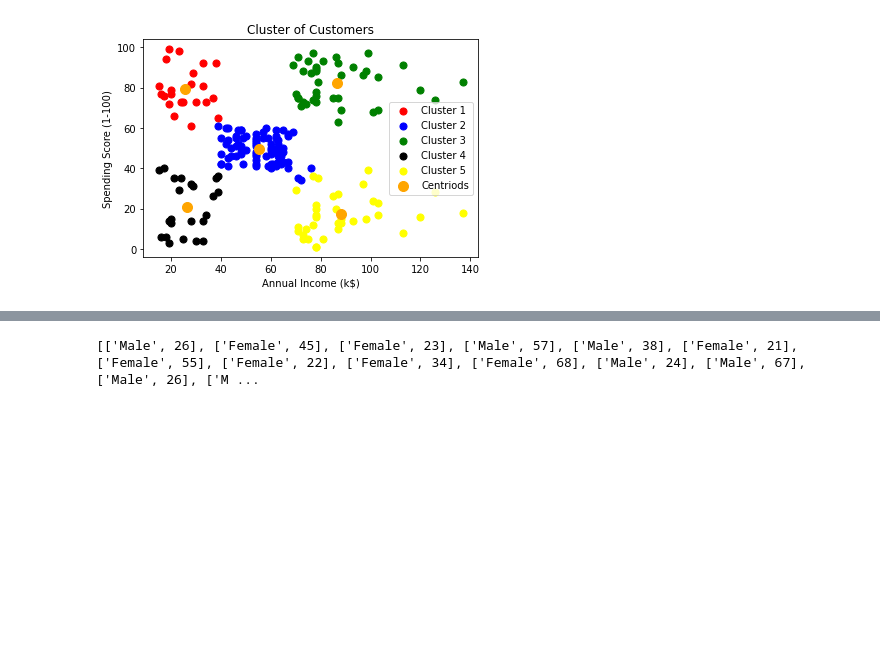
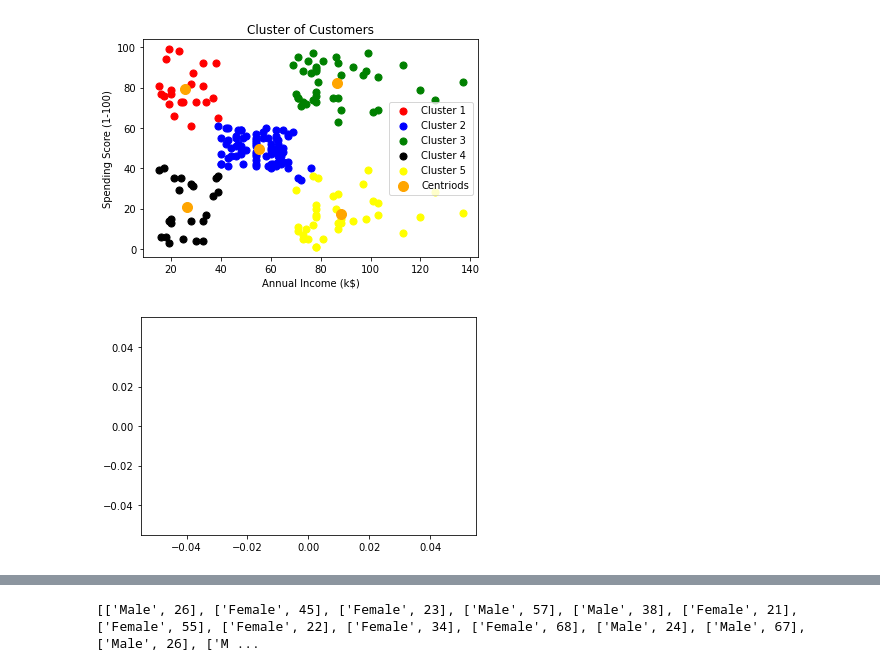
Before and after one commit to Nefari0/Learning-Machine-Learning, a Jupyter notebook: Clustering/K_Means_Clustering/k_means_clustering.ipynb, the cells around one changed output, grey strips where cells are left out. Drawn from its saved outputs; the diff is of its cells as text; code cells hidden in the pictures; blank space fills up the shorter version.

```diff
--- a/Clustering/K_Means_Clustering/k_means_clustering.ipynb
+++ b/Clustering/K_Means_Clustering/k_means_clustering.ipynb
@@ -98,3 +112,18 @@ plt.legend()
 plt.show()
 # %% [output]
 [figure]
+# %%
+# gender / age
+plt.scatter(X_2[y_kmeans_2 == 0,0],X_2[y_kmeans_2 == 0,1], s=50, c='red', label='Cluster 1')
+plt.scatter(X_2[y_kmeans_2 == 1,0],X_2[y_kmeans_2 == 1,1], s=50, c='blue', label='Cluster 2')
+# plt.scatter(X[y_kmeans_2 == 2,0],X[y_kmeans_2 == 2,1], s=50, c='green', label='Cluster 3')
+# plt.scatter(X[y_kmeans_2 == 3,0],X[y_kmeans_2 == 3,1], s=50, c='black', label='Cluster 4')
+# plt.scatter(kmeans_2.cluster_centers_[:, 0],kmeans.cluster_centers_[:, 1],s=100,c='orange',label='Centriods')
+
+# plt.title('Cluster of Customers')
+# plt.xlabel('Annual Income (k$)')
+# plt.ylabel('Spending Score (1-100)')
+# plt.legend()
+plt.show()
+# %% [output]
+[figure, added]
```
Also changed, not shown: parts of 13 cells of this notebook.
